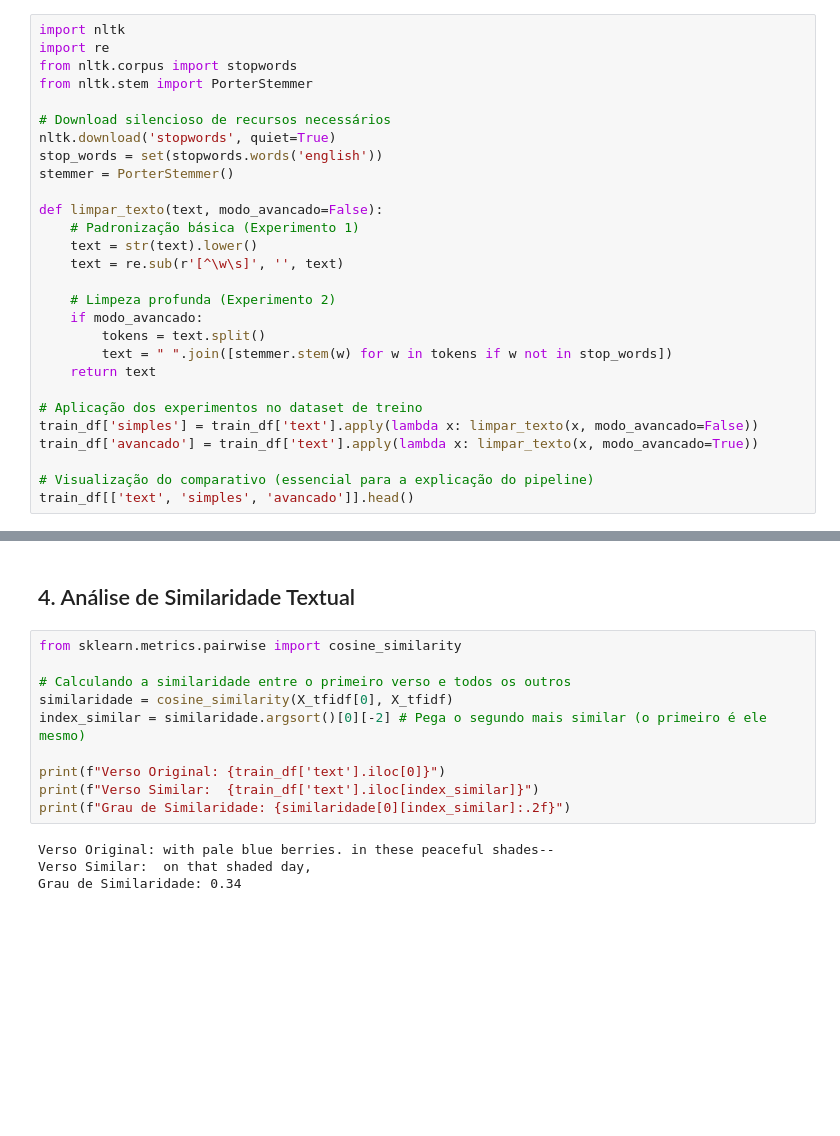
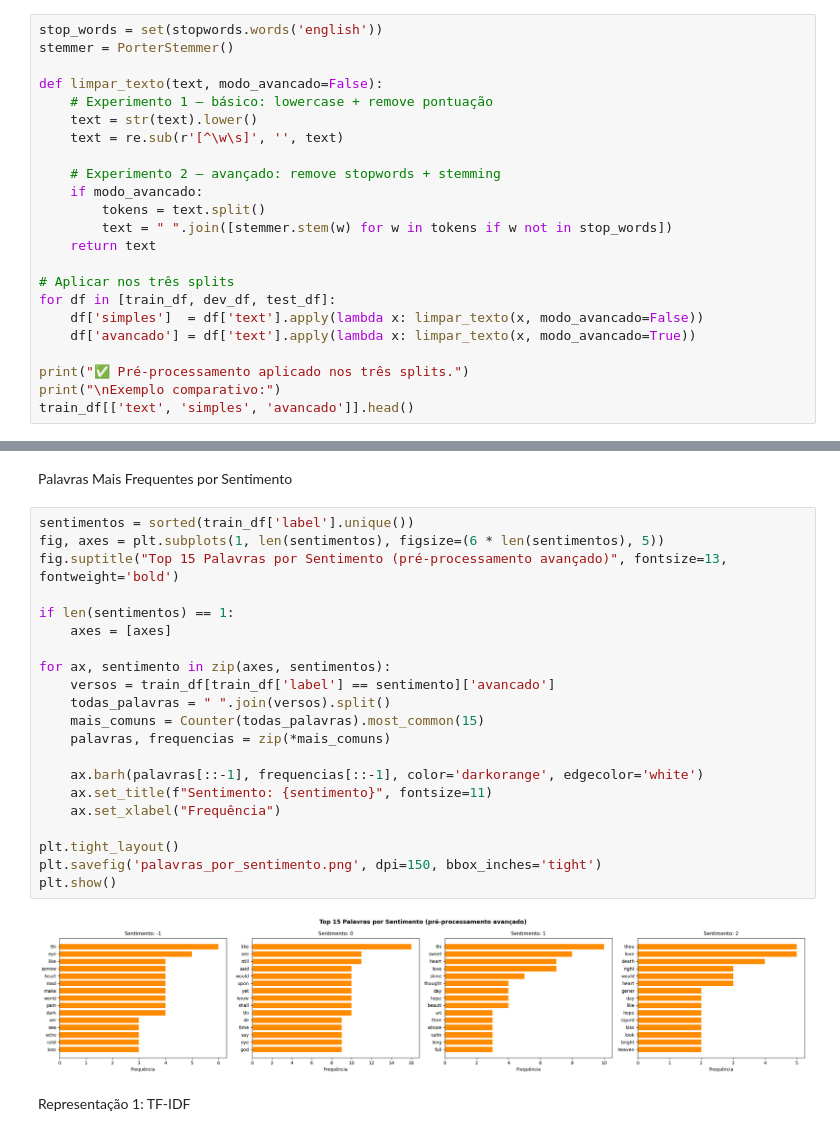
Before and after one commit to jonielmendes/poem-sentiment-analysis, a Jupyter notebook: projeto_pln.ipynb, the cells around one changed output, grey strips where cells are left out. Cells and saved outputs as stored; diff of their text form; blank space fills up the shorter version.

```diff
--- a/projeto_pln.ipynb
+++ b/projeto_pln.ipynb
@@ -39,29 +88,24 @@ O objetivo é transformar a linguagem poética, rica em conectivos, em uma repre
 # %%
-import nltk
-import re
-from nltk.corpus import stopwords
-from nltk.stem import PorterStemmer
-
-# Download silencioso de recursos necessários
-nltk.download('stopwords', quiet=True)
 stop_words = set(stopwords.words('english'))
 stemmer = PorterStemmer()
 
 def limpar_texto(text, modo_avancado=False):
-    # Padronização básica (Experimento 1)
+    # Experimento 1 — básico: lowercase + remove pontuação
     text = str(text).lower()
     text = re.sub(r'[^\w\s]', '', text)
 
-    # Limpeza profunda (Experimento 2)
+    # Experimento 2 — avançado: remove stopwords + stemming
     if modo_avancado:
         tokens = text.split()
         text = " ".join([stemmer.stem(w) for w in tokens if w not in stop_words])
     return text
 
-# Aplicação dos experimentos no dataset de treino
-train_df['simples'] = train_df['text'].apply(lambda x: limpar_texto(x, modo_avancado=False))
-train_df['avancado'] = train_df['text'].apply(lambda x: limpar_texto(x, modo_avancado=True))
+# Aplicar nos três splits
+for df in [train_df, dev_df, test_df]:
+    df['simples']  = df['text'].apply(lambda x: limpar_texto(x, modo_avancado=False))
+    df['avancado'] = df['text'].apply(lambda x: limpar_texto(x, modo_avancado=True))
 
-# Visualização do comparativo (essencial para a explicação do pipeline)
+print("✅ Pré-processamento aplicado nos três splits.")
+print("\nExemplo comparativo:")
 train_df[['text', 'simples', 'avancado']].head()
 # %% [output]
@@ -98,16 +121,27 @@ Acurácia do Naive Bayes: 69.51%
-# %% [markdown]
-## 4. Análise de Similaridade Textual
-# %%
-from sklearn.metrics.pairwise import cosine_similarity
-
-# Calculando a similaridade entre o primeiro verso e todos os outros
-similaridade = cosine_similarity(X_tfidf[0], X_tfidf)
-index_similar = similaridade.argsort()[0][-2] # Pega o segundo mais similar (o primeiro é ele mesmo)
-
-print(f"Verso Original: {train_df['text'].iloc[0]}")
-print(f"Verso Similar:  {train_df['text'].iloc[index_similar]}")
-print(f"Grau de Similaridade: {similaridade[0][index_similar]:.2f}")
-# %% [output]
-Verso Original: with pale blue berries. in these peaceful shades--
-Verso Similar:  on that shaded day,
-Grau de Similaridade: 0.34
+# %% [markdown]
+Palavras Mais Frequentes por Sentimento
+# %%
+sentimentos = sorted(train_df['label'].unique())
+fig, axes = plt.subplots(1, len(sentimentos), figsize=(6 * len(sentimentos), 5))
+fig.suptitle("Top 15 Palavras por Sentimento (pré-processamento avançado)", fontsize=13, fontweight='bold')
+
+if len(sentimentos) == 1:
+    axes = [axes]
+
+for ax, sentimento in zip(axes, sentimentos):
+    versos = train_df[train_df['label'] == sentimento]['avancado']
+    todas_palavras = " ".join(versos).split()
+    mais_comuns = Counter(todas_palavras).most_common(15)
+    palavras, frequencias = zip(*mais_comuns)
+
+    ax.barh(palavras[::-1], frequencias[::-1], color='darkorange', edgecolor='white')
+    ax.set_title(f"Sentimento: {sentimento}", fontsize=11)
+    ax.set_xlabel("Frequência")
+
+plt.tight_layout()
+plt.savefig('palavras_por_sentimento.png', dpi=150, bbox_inches='tight')
+plt.show()
+# %% [output]
+[figure, added]
+# %% [markdown]
+Representação 1: TF-IDF
```
Also changed, not shown: parts of 33 cells of this notebook, 4 other files.
